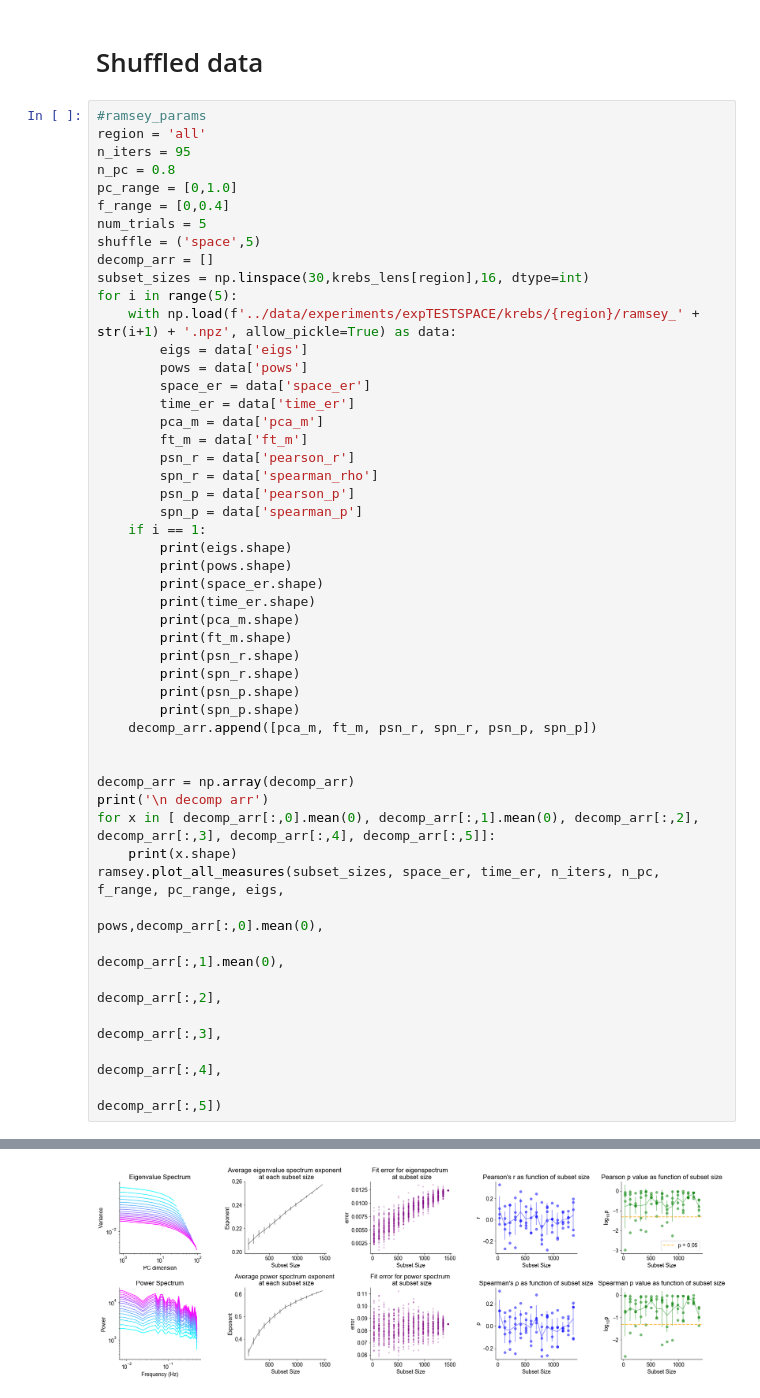
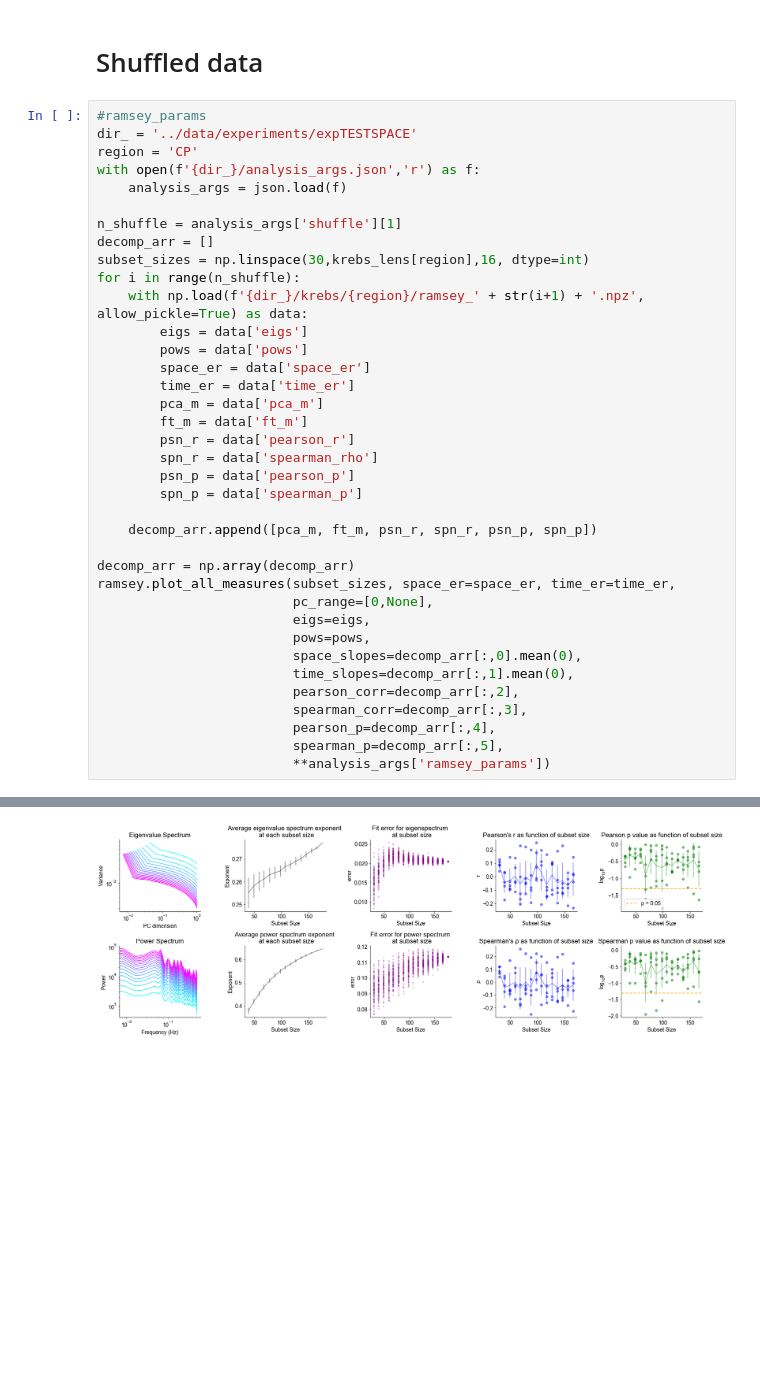
Before and after one commit to voytekresearch/galaxybrain, a Jupyter notebook: notebooks/explorative_analysis_plotting.ipynb, the cells around one changed output, grey strips where cells are left out. Drawn from its saved outputs; the diff is of its cells as text; blank space fills up the shorter version.

```diff
--- a/notebooks/explorative_analysis_plotting.ipynb
+++ b/notebooks/explorative_analysis_plotting.ipynb
@@ -309,17 +310,16 @@ evs: (1169,)
 # Shuffled data
 # %%
 #ramsey_params
-region = 'all'
-n_iters = 95
-n_pc = 0.8
-pc_range = [0,1.0]
-f_range = [0,0.4]
-num_trials = 5
-shuffle = ('space',5)
+dir_ = '../data/experiments/expTESTSPACE'
+region = 'CP'
+with open(f'{dir_}/analysis_args.json','r') as f:
+    analysis_args = json.load(f)
+
+n_shuffle = analysis_args['shuffle'][1]
 decomp_arr = []
 subset_sizes = np.linspace(30,krebs_lens[region],16, dtype=int)
-for i in range(5):
-    with np.load(f'../data/experiments/expTESTSPACE/krebs/{region}/ramsey_' + str(i+1) + '.npz', allow_pickle=True) as data:
+for i in range(n_shuffle):
+    with np.load(f'{dir_}/krebs/{region}/ramsey_' + str(i+1) + '.npz', allow_pickle=True) as data:
         eigs = data['eigs']
         pows = data['pows']
         space_er = data['space_er']
@@ -330,29 +330,19 @@ for i in range(5):
         spn_r = data['spearman_rho']
         psn_p = data['pearson_p']
         spn_p = data['spearman_p']
-    if i == 1:
-        print(eigs.shape)
-        print(pows.shape)
-        print(space_er.shape)
-        print(time_er.shape)
-        print(pca_m.shape)
-        print(ft_m.shape)
-        print(psn_r.shape)
-        print(spn_r.shape)
-        print(psn_p.shape)
-        print(spn_p.shape)
+
     decomp_arr.append([pca_m, ft_m, psn_r, spn_r, psn_p, spn_p])
 
-
 decomp_arr = np.array(decomp_arr)
-print('\n decomp arr')
-for x in [ decomp_arr[:,0].mean(0), decomp_arr[:,1].mean(0), decomp_arr[:,2], decomp_arr[:,3], decomp_arr[:,4], decomp_arr[:,5]]:
-    print(x.shape)
-ramsey.plot_all_measures(subset_sizes, space_er, time_er, n_iters, n_pc, f_range, pc_range, eigs,
-                                                                         pows,decomp_arr[:,0].mean(0),
-                                                                         decomp_arr[:,1].mean(0),
-                                                                         decomp_arr[:,2],
-                                                                         decomp_arr[:,3],
-                                                                         decomp_arr[:,4],
-                                                                         decomp_arr[:,5])
+ramsey.plot_all_measures(subset_sizes, space_er=space_er, time_er=time_er,
+                         pc_range=[0,None],
+                         eigs=eigs,
+                         pows=pows,
+                         space_slopes=decomp_arr[:,0].mean(0),
+                         time_slopes=decomp_arr[:,1].mean(0),
+                         pearson_corr=decomp_arr[:,2],
+                         spearman_corr=decomp_arr[:,3],
+                         pearson_p=decomp_arr[:,4],
+                         spearman_p=decomp_arr[:,5],
+                         **analysis_args['ramsey_params'])
 # %% [output]
@@ -376 +349 @@ evs: (97,)
-[figure, old version]
+[figure, new version]
```
Also changed, not shown: parts of 6 cells of this notebook, 4 other files.
